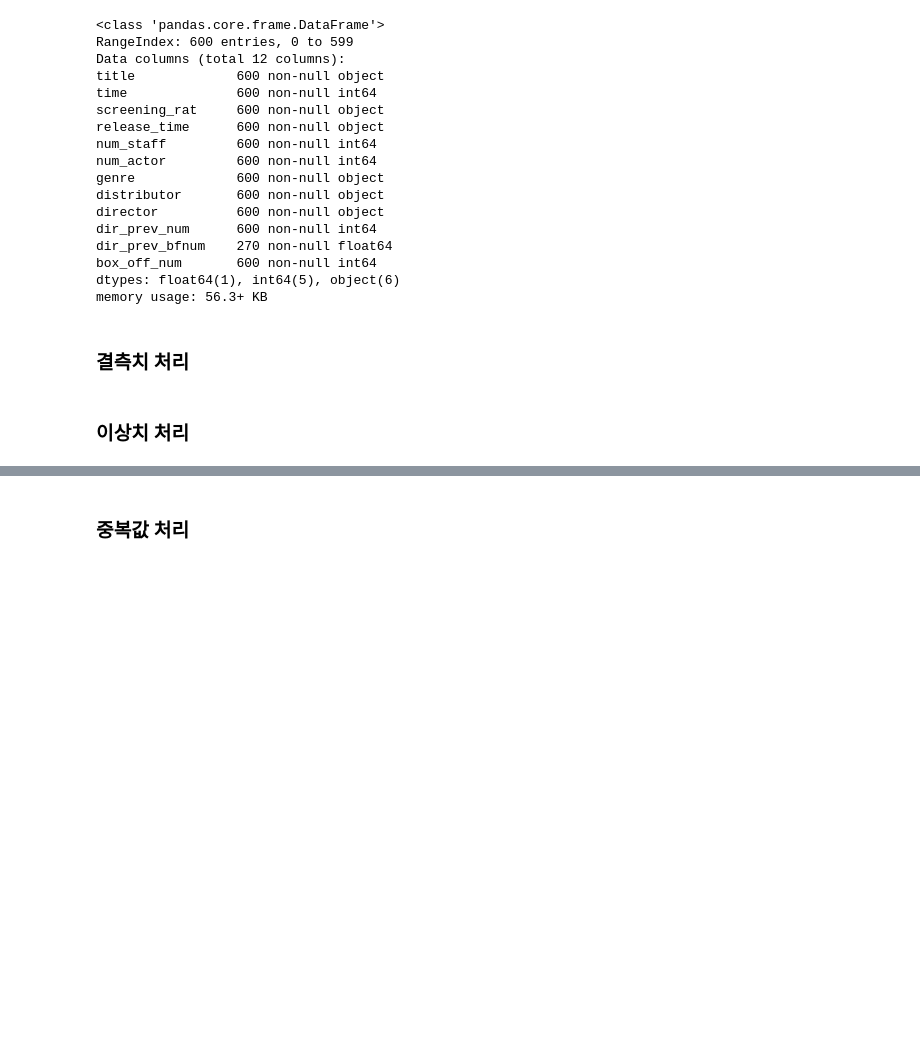
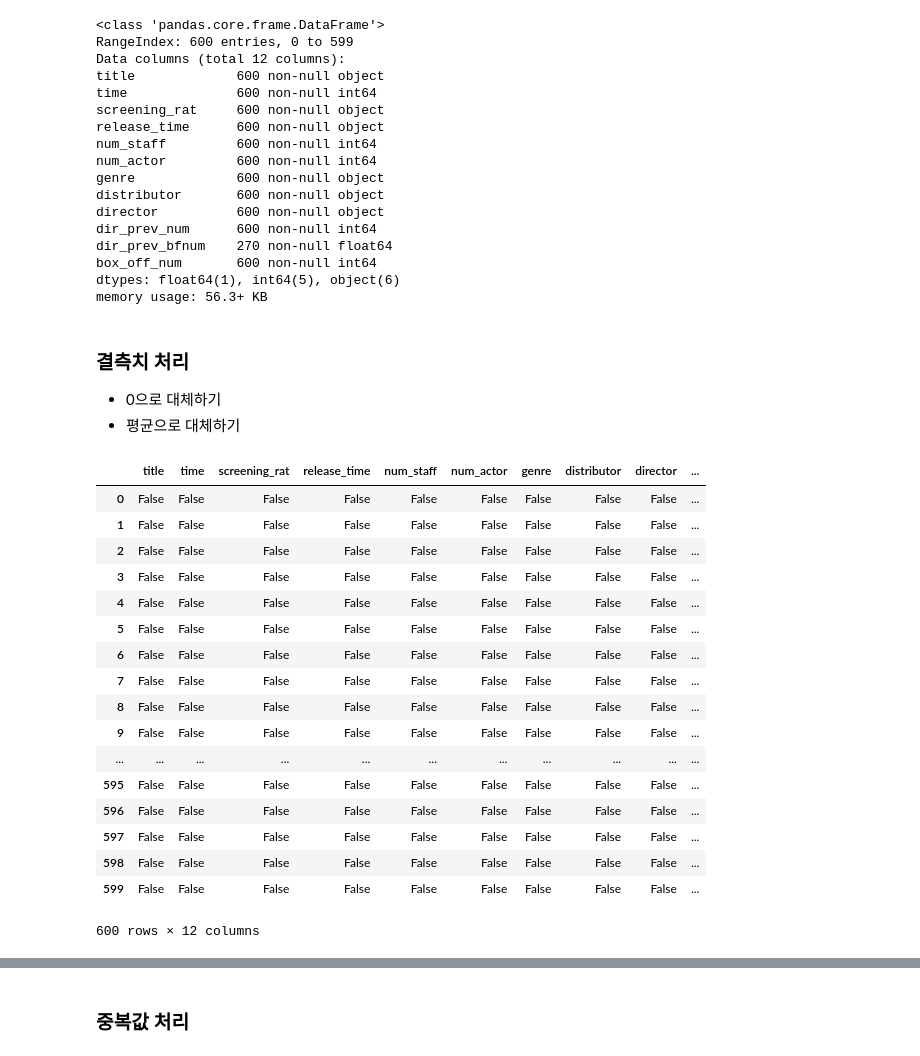
Before and after one commit to Meaning-of-You/ML_Project, a Jupyter notebook: 영화 관객수 예측 모델/20210920_데이터 전처리.ipynb, the cells around one changed output, grey strips where cells are left out. Saved outputs shown, nothing was run; the diff lists cells and outputs as text; code cells hidden in the pictures; blank space fills up the shorter version.

```diff
--- a/영화 관객수 예측 모델/20210920_데이터 전처리.ipynb
+++ b/영화 관객수 예측 모델/20210920_데이터 전처리.ipynb
@@ -116,5 +116,28 @@ dtypes: float64(1), int64(5), object(6)
 memory usage: 56.3+ KB
 # %% [markdown]
 ### 결측치 처리
+- 0으로 대체하기
+- 평균으로 대체하기
-# %% [markdown]
-### 이상치 처리
+# %%
+# 데이터프레임에 null 값이 존재하는지 확인
+# dir_prev_bfnum에 Ture = null값이 존재한다는 것을 알 수 있음
+pd.isnull(df)
+# %% [output]
+|  | title | time | screening_rat | release_time | num_staff | num_actor | genre | distributor | director | ... |
+| 0 | False | False | False | False | False | False | False | False | False | ... |
+| 1 | False | False | False | False | False | False | False | False | False | ... |
+| 2 | False | False | False | False | False | False | False | False | False | ... |
+| 3 | False | False | False | False | False | False | False | False | False | ... |
+| 4 | False | False | False | False | False | False | False | False | False | ... |
+| 5 | False | False | False | False | False | False | False | False | False | ... |
+| 6 | False | False | False | False | False | False | False | False | False | ... |
+| 7 | False | False | False | False | False | False | False | False | False | ... |
+| 8 | False | False | False | False | False | False | False | False | False | ... |
+| 9 | False | False | False | False | False | False | False | False | False | ... |
+| ... | ... | ... | ... | ... | ... | ... | ... | ... | ... | ... |
+| 595 | False | False | False | False | False | False | False | False | False | ... |
+| 596 | False | False | False | False | False | False | False | False | False | ... |
+| 597 | False | False | False | False | False | False | False | False | False | ... |
+| 598 | False | False | False | False | False | False | False | False | False | ... |
+| 599 | False | False | False | False | False | False | False | False | False | ... |
+600 rows × 12 columns
```
Also changed, not shown: parts of 7 cells of this notebook.
